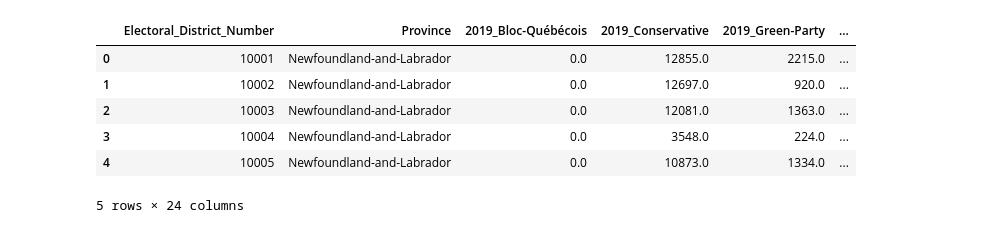
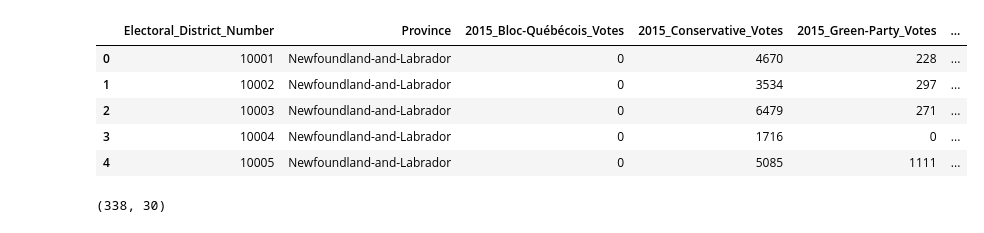
Before and after one commit to Chike-Ode/elections-research-project, a Jupyter notebook: notebooks/1.1 Election_Preprocessing_2015.ipynb, the cells around one changed output. Saved outputs shown, nothing was run; the diff lists cells and outputs as text; code cells hidden in the pictures.

```diff
--- a/notebooks/2.2 Election_Preprocessing_2019.ipynb
+++ b/notebooks/1.1 Election_Preprocessing_2015.ipynb
@@ -6,7 +6,7 @@ from glob import glob
 import os
 import numpy as np
 # %%
-directory=os.getcwd().replace('notebooks','data\\raw\\elections\\2019\\')
+directory=os.getcwd().replace('notebooks','data\\raw\\elections\\2015\\')
 provinces=next(os.walk(directory))[1]
 df_list=[]
 for province in provinces:
@@ -171,5 +171,5 @@ votes_df
 # %%
-ranking_df=pd.pivot(votes_df,columns='Vote_Rank',index=['Electoral_District_Number','Province'],values='Political_Party').reset_index()
+ranking_df=pd.pivot(votes_df,columns='Vote_Rank',index=['Electoral_District_Number','Province'],values='Political_Party').fillna("None").reset_index()
 ranking_df
 # %% [output]
 | Vote_Rank | Electoral_District_Number | Province | Position_1 | Position_2 | Position_3 | Position_4 | Position_5 | ... |
@@ -187 +187,22 @@ ranking_df
 338 rows × 8 columns
+# %%
+political_ranking_df=pd.pivot(votes_df,columns='Political_Party',index=['Electoral_District_Number','Province'],values='Vote_Rank').reset_index()
+political_ranking_df['Bloc-Québécois']=political_ranking_df['Bloc-Québécois'].str.replace('Position_','').astype(float)
+political_ranking_df['Conservative']=political_ranking_df['Conservative'].str.replace('Position_','').astype(float)
+political_ranking_df['Green-Party']=political_ranking_df['Green-Party'].str.replace('Position_','').astype(float)
+political_ranking_df['Liberal']=political_ranking_df['Liberal'].str.replace('Position_','').astype(float)
+political_ranking_df['NDP-New-Democratic-Party']=political_ranking_df['NDP-New-Democratic-Party'].str.replace('Position_','').astype(float)
+political_ranking_df['Other']=political_ranking_df['Other'].str.replace('Position_','').astype(float)
+political_ranking_df['Temp_Max_Rank']=political_ranking_df[['Bloc-Québécois','Conservative','Green-Party','Liberal','NDP-New-Democratic-Party','Other']].max(axis=1)
+
+political_ranking_df.loc[political_ranking_df['Bloc-Québécois'].isnull(),'Bloc-Québécois'] = political_ranking_df['Temp_Max_Rank']+1
+political_ranking_df.loc[political_ranking_df['Conservative'].isnull(),'Conservative'] = political_ranking_df['Temp_Max_Rank']+1
+political_ranking_df.loc[political_ranking_df['Green-Party'].isnull(),'Green-Party'] = political_ranking_df['Temp_Max_Rank']+1
+political_ranking_df.loc[political_ranking_df['Liberal'].isnull(),'Liberal'] = political_ranking_df['Temp_Max_Rank']+1
+political_ranking_df.loc[political_ranking_df['Other'].isnull(),'Other'] = political_ranking_df['Temp_Max_Rank']+1
+political_ranking_df.loc[political_ranking_df['NDP-New-Democratic-Party'].isnull(),'NDP-New-Democratic-Party'] = political_ranking_df['Temp_Max_Rank']+1
+del political_ranking_df['Temp_Max_Rank']
+political_ranking_df=political_ranking_df.set_index(['Electoral_District_Number','Province'])
+political_ranking_df=political_ranking_df.astype(int)
+political_ranking_df=political_ranking_df.reset_index()
+political_ranking_df
@@ -198,6 +232,8 @@ Name: Position_1, dtype: int64
 # %%
 party_votes_df=pd.pivot(votes_df,values='Candidate_Poll_Votes_Count',index=['Electoral_District_Number','Province'],columns='Political_Party').reset_index()
 party_votes_df=party_votes_df.fillna(0)
+party_votes_df=party_votes_df.astype({'Bloc-Québécois': int, 'Conservative': int,'Green-Party': int, 'Liberal': int,'NDP-New-Democratic-Party': int, 'Other': int})
 party_votes_df['Vote_Total']=party_votes_df['Bloc-Québécois']+party_votes_df['Conservative']+party_votes_df['Green-Party']+party_votes_df['Liberal']+party_votes_df['NDP-New-Democratic-Party']+party_votes_df['Other']
+party_votes_df.rename(columns={'Bloc-Québécois': 'Bloc-Québécois_Votes', 'Conservative': 'Conservative_Votes','Green-Party': 'Green-Party_Votes', 'Liberal': 'Liberal_Votes','NDP-New-Democratic-Party': 'NDP-New-Democratic-Party_Votes', 'Other': 'Other_Votes'}, inplace=True)
 party_votes_df
 # %% [output]
@@ -216,26 +252,31 @@ party_votes_df
 338 rows × 9 columns
 # %%
+pd.options.display.max_columns = None
 final_df=(party_votes_df
          .merge(ranking_df,how='inner',on=['Electoral_District_Number','Province'])
-         .merge(district_df,how='inner',on=['Electoral_District_Number','Province']))
-final_df['Percent_Liberal']=final_df['Liberal']/final_df['Vote_Total']
-final_df['Percent_Bloc-Québécois']=final_df['Bloc-Québécois']/final_df['Vote_Total']
-final_df['Percent_Conservative']=final_df['Conservative']/final_df['Vote_Total']
-final_df['Percent_Green-Party']=final_df['Green-Party']/final_df['Vote_Total']
-final_df['Percent_NDP-New-Democratic-Party']=final_df['NDP-New-Democratic-Party']/final_df['Vote_Total']
-final_df['Percent_Other']=final_df['Other']/final_df['Vote_Total']
+         .merge(district_df,how='inner',on=['Electoral_District_Number','Province'])
+         .merge(political_ranking_df,how='inner',on=['Electoral_District_Number','Province']))
+final_df['Percent_Riding_Votes_Liberal']=final_df['Liberal_Votes'].fillna(0)/final_df['Vote_Total']
+final_df['Percent_Riding_Votes_Bloc-Québécois']=final_df['Bloc-Québécois_Votes'].fillna(0)/final_df['Vote_Total']
+final_df['Percent_Riding_Votes_Conservative']=final_df['Conservative_Votes'].fillna(0)/final_df['Vote_Total']
+final_df['Percent_Riding_Votes_Green-Party']=final_df['Green-Party_Votes'].fillna(0)/final_df['Vote_Total']
+final_df['Percent_Riding_Votes_NDP-New-Democratic-Party']=final_df['NDP-New-Democratic-Party_Votes'].fillna(0)/final_df['Vote_Total']
+final_df['Percent_Riding_Votes_Other']=final_df['Other_Votes'].fillna(0)/final_df['Vote_Total']
 
 final_df['Voter_Participation']=final_df['Vote_Total']/final_df['Number_of_Electors']
 final_df=final_df.set_index(['Electoral_District_Number','Province'])
-final_df=final_df.add_prefix('2019_')
+final_df=final_df.add_prefix('2015_')
 final_df=final_df.reset_index()
 final_df.head()
 # %% [output]
-|  | Electoral_District_Number | Province | 2019_Bloc-Québécois | 2019_Conservative | 2019_Green-Party | ... |
-| 0 | 10001 | Newfoundland-and-Labrador | 0.0 | 12855.0 | 2215.0 | ... |
-| 1 | 10002 | Newfoundland-and-Labrador | 0.0 | 12697.0 | 920.0 | ... |
-| 2 | 10003 | Newfoundland-and-Labrador | 0.0 | 12081.0 | 1363.0 | ... |
-| 3 | 10004 | Newfoundland-and-Labrador | 0.0 | 3548.0 | 224.0 | ... |
-| 4 | 10005 | Newfoundland-and-Labrador | 0.0 | 10873.0 | 1334.0 | ... |
+|  | Electoral_District_Number | Province | 2015_Bloc-Québécois_Votes | 2015_Conservative_Votes | 2015_Green-Party_Votes | ... |
+| 0 | 10001 | Newfoundland-and-Labrador | 0 | 4670 | 228 | ... |
+| 1 | 10002 | Newfoundland-and-Labrador | 0 | 3534 | 297 | ... |
+| 2 | 10003 | Newfoundland-and-Labrador | 0 | 6479 | 271 | ... |
+| 3 | 10004 | Newfoundland-and-Labrador | 0 | 1716 | 0 | ... |
+| 4 | 10005 | Newfoundland-and-Labrador | 0 | 5085 | 1111 | ... |
-5 rows × 24 columns
+# %%
+final_df.shape
+# %% [output]
+(338, 30)
 # %%
```
Also changed, not shown: parts of 14 cells of this notebook, 8 other files.
